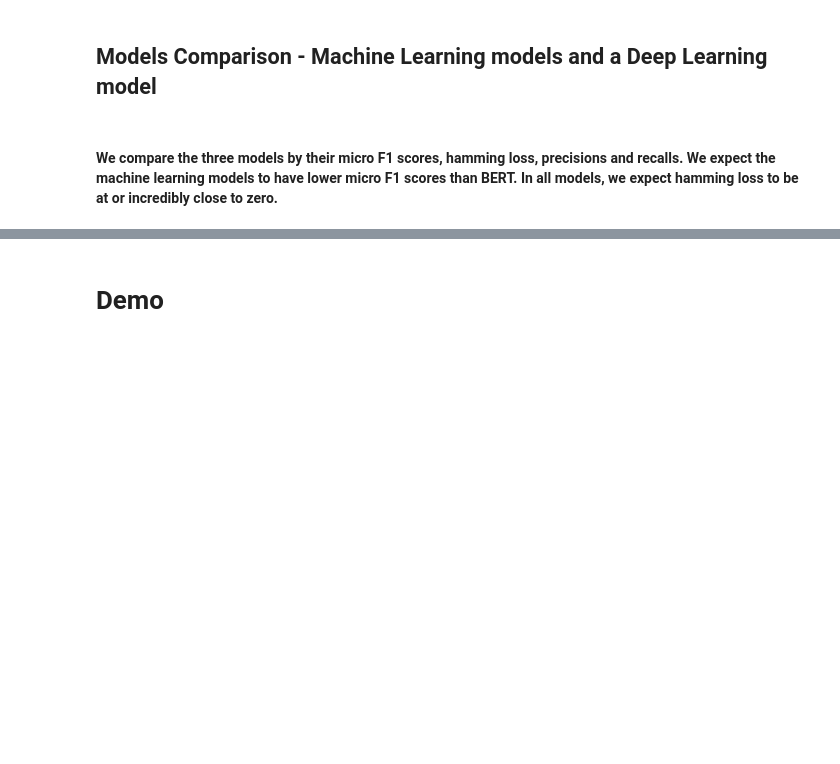
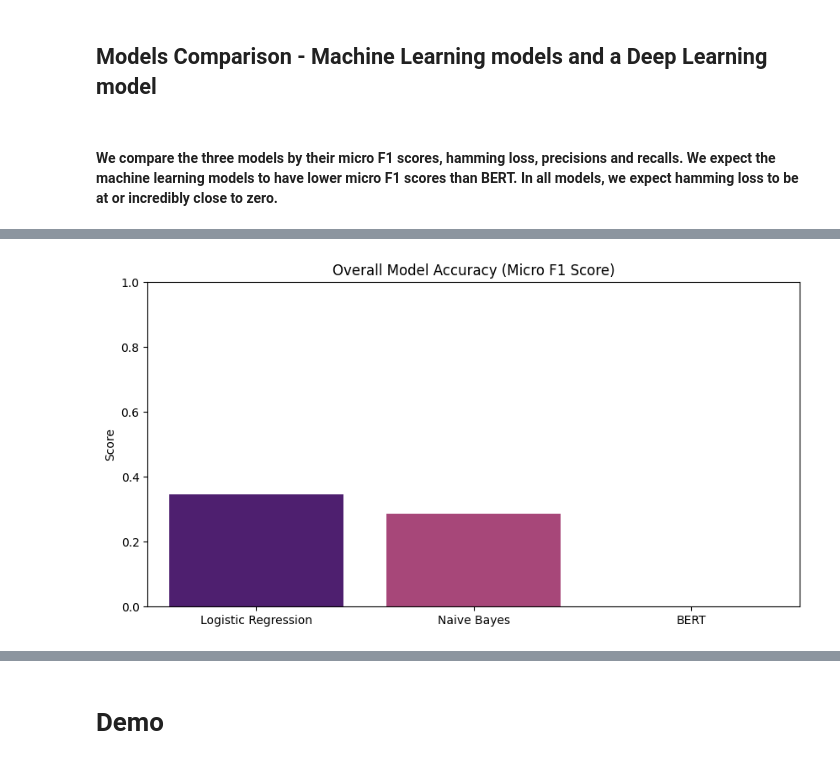
Before and after one commit to X00222004/Project_2026, a Jupyter notebook: project_book.ipynb, the cells around one changed output, grey strips where cells are left out. Drawn from its saved outputs; the diff is of its cells as text; code cells hidden in the pictures; blank space fills up the shorter version.

```diff
--- a/project_book.ipynb
+++ b/project_book.ipynb
@@ -924,71 +918,59 @@ models = ["Logistic Regression", "Naive Bayes", "BERT"]
 
 # F1 scores for the models to compare performance visually
 try:
-    if 'y_val_lr_pred' in locals() and 'y_val_nb_pred' in locals() and 'bert_pred' in locals():
-        f1_scores = [
-            f1_score(y_val, y_val_lr_pred, average='micro'),
-            f1_score(y_val, y_val_nb_pred, average='micro'),
-            f1_score(y_val, bert_pred, average='micro')
-        ]
-        plt.figure(figsize=(10, 5))
-        sns.barplot(x=models, y=f1_scores, palette='magma')
-        plt.title('Overall Model Accuracy (Micro F1 Score)')
-        plt.ylabel('Score')
-        plt.ylim(0, 1)
-        plt.show()
-    else:
-        print("Error - Predictions from one or more models not found. Unable to calculate F1 scores for comparison graph.")
+    f1_scores = [
+        f1_score(y_val, y_val_lr_pred, average='micro'),
+        f1_score(y_val, y_val_nb_pred, average='micro'),
+        f1_score(y_val, bert_pred, average='micro')
+    ]
+    plt.figure(figsize=(10, 5))
+    sns.barplot(x=models, y=f1_scores, palette='magma')
+    plt.title('Overall Model Accuracy (Micro F1 Score)')
+    plt.ylabel('Score')
+    plt.ylim(0, 1)
+    plt.show()
 except Exception as e:
     print("Error - Could not calculate F1 scores for the models. Result: " + str(e) + ".")
 
 # Loss score for the models to compare performance visually
 try:
-    if 'y_val_lr_pred' in locals() and 'y_val_nb_pred' in locals() and 'bert_pred' in locals():
-        hamming_losses = [
-            hamming_loss(y_val, y_val_lr_pred),
-            hamming_loss(y_val, y_val_nb_pred),
-            hamming_loss(y_val, bert_pred)
-        ]
-        print(hamming_losses[0])
-        print(hamming_losses[1])
-        print(hamming_losses[2])
-        plt.figure(figsize=(10, 5))
-        sns.barplot(x=models, y=hamming_losses, palette='magma')
-        plt.title('Overall Model Loss (Hamming Loss)')
-        plt.ylabel('Score')
-        plt.ylim(0, 1)
-        plt.show()
-    else:
-        print("Error - Predictions from one or more models not found. Unable to calculate Hamming Loss for comparison graph.")
+    hamming_losses = [
+        hamming_loss(y_val, y_val_lr_pred),
+        hamming_loss(y_val, y_val_nb_pred),
+        hamming_loss(y_val, bert_pred)
+    ]
+    plt.figure(figsize=(10, 5))
+    sns.barplot(x=models, y=hamming_losses, palette='magma')
+    plt.title('Overall Model Loss (Hamming Loss)')
+    plt.ylabel('Score')
+    plt.ylim(0, 1)
+    plt.show()
 except Exception as e:
     print("Error - Could not calculate Hamming Loss for the models. Result: " + str(e) + ".")
 
 # Precision and Recall scores for the models to compare performance visually
 try:
-    if 'y_val_lr_pred' in locals() and 'y_val_nb_pred' in locals() and 'bert_pred' in locals():
-        precision_scores = [
-            precision_score(y_val, y_val_lr_pred, average='micro'),
-            precision_score(y_val, y_val_nb_pred, average='micro'),
-            precision_score(y_val, bert_pred, average='micro')
-        ]
-        recall_scores = [
-            recall_score(y_val, y_val_lr_pred, average='micro'),
-            recall_score(y_val, y_val_nb_pred, average='micro'),
-            recall_score(y_val, bert_pred, average='micro')
-        ]
-        x = np.arange(len(models))
-        width = 0.25
-        plt.figure(figsize=(10, 5))
-        plt.bar(x - width/2, precision_scores, width=width, label='Precision', color='lightblue')
-        plt.bar(x + width/2, recall_scores, width=width, label='Recall', color='lightcoral')
-        plt.xticks(x, models)
-        plt.title('Model Precision and Recall (Micro Average)')
-        plt.ylabel('Score')
-        plt.ylim(0, 1)
-        plt.legend()
-        plt.show()
-    else:
-        print("Error - Predictions from one or more models not found. Unable to calculate Precision and Recall for comparison graph.")
+    precision_scores = [
+        precision_score(y_val, y_val_lr_pred, average='micro'),
+        precision_score(y_val, y_val_nb_pred, average='micro'),
+        precision_score(y_val, bert_pred, average='micro')
+    ]
+    recall_scores = [
+        recall_score(y_val, y_val_lr_pred, average='micro'),
+        recall_score(y_val, y_val_nb_pred, average='micro'),
+        recall_score(y_val, bert_pred, average='micro')
+    ]
+    x = np.arange(len(models))
+    width = 0.25
+    plt.figure(figsize=(10, 5))
+    plt.bar(x - width/2, precision_scores, width=width, label='Precision', color='lightblue')
+    plt.bar(x + width/2, recall_scores, width=width, label='Recall', color='lightcoral')
+    plt.xticks(x, models)
+    plt.title('Model Precision and Recall (Micro Average)')
+    plt.ylabel('Score')
+    plt.ylim(0, 1)
+    plt.legend()
+    plt.show()
 except Exception as e:
     print("Error - Could not calculate Precision and Recall for the models. Result: " + str(e) + ".")
 # %% [output]
@@ -997,0 +980 @@ Error - Predictions from one or more models not found. Unable to calculate Preci
+[figure, added]
```
Also changed, not shown: parts of 12 cells of this notebook.
